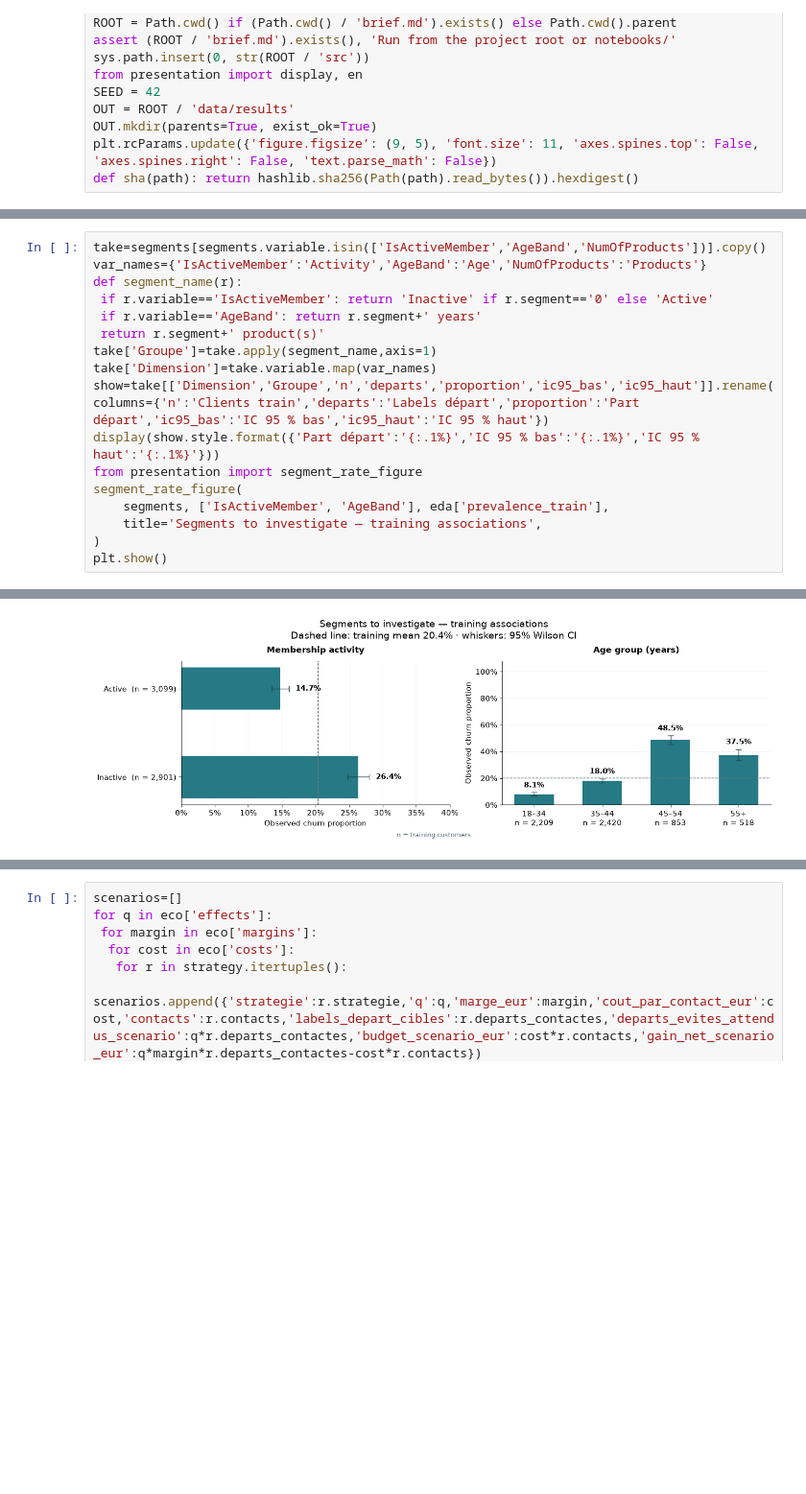
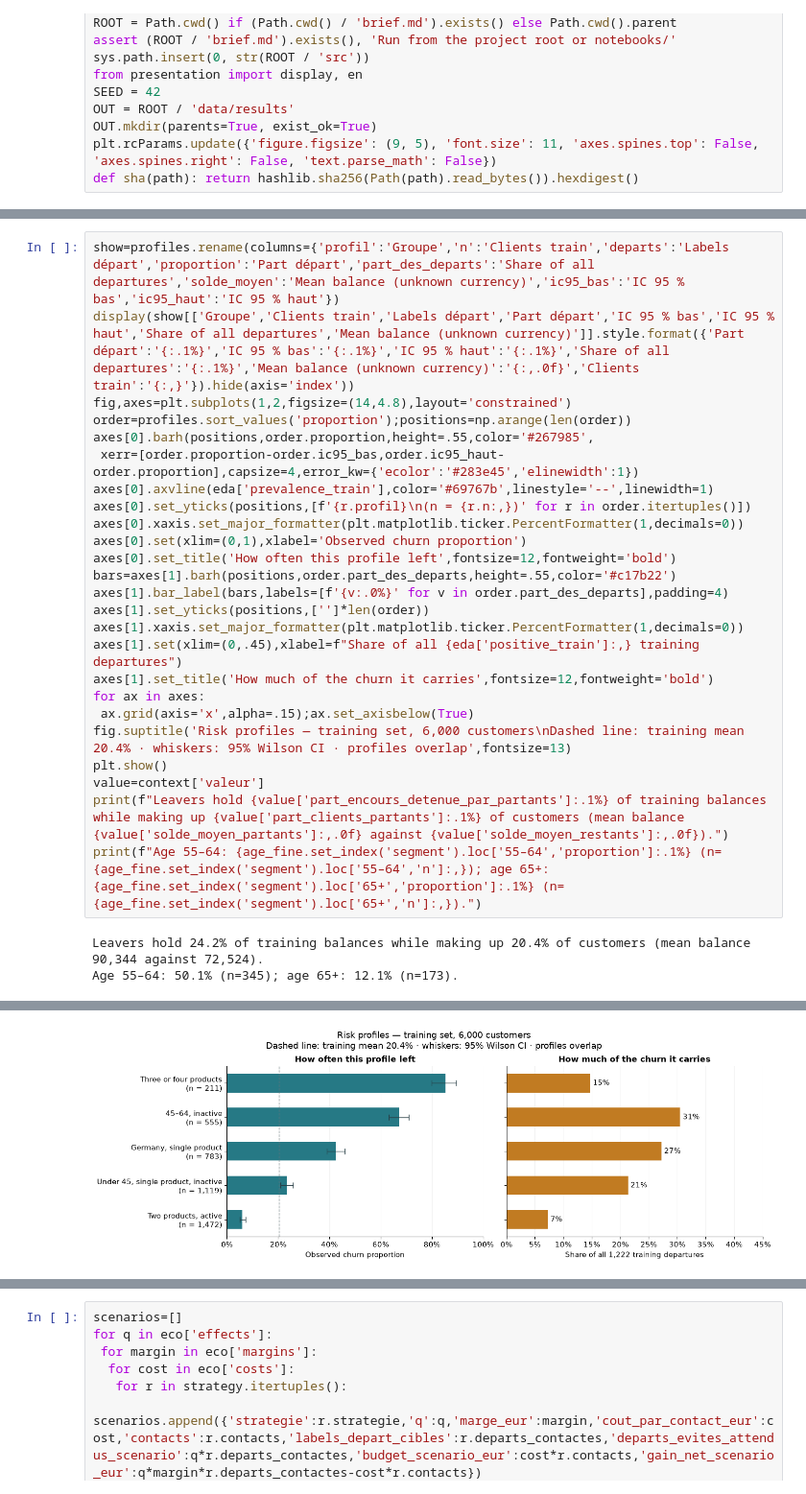
Before and after one commit to capristunt/bank-churn-analysis, a Jupyter notebook: notebooks/04-business-insights.ipynb, the cells around one changed output, grey strips where cells are left out. Shown at 96% size. Drawn from its saved outputs; the diff is of its cells as text; blank space fills up the shorter version.

```diff
--- a/notebooks/04-business-insights.ipynb
+++ b/notebooks/04-business-insights.ipynb
@@ -64,18 +81,28 @@ explicit and differ between these two panels. Whiskers retain the exploratory
 # %%
-take=segments[segments.variable.isin(['IsActiveMember','AgeBand','NumOfProducts'])].copy()
-var_names={'IsActiveMember':'Activity','AgeBand':'Age','NumOfProducts':'Products'}
-def segment_name(r):
- if r.variable=='IsActiveMember': return 'Inactive' if r.segment=='0' else 'Active'
- if r.variable=='AgeBand': return r.segment+' years'
- return r.segment+' product(s)'
-take['Groupe']=take.apply(segment_name,axis=1)
-take['Dimension']=take.variable.map(var_names)
-show=take[['Dimension','Groupe','n','departs','proportion','ic95_bas','ic95_haut']].rename(columns={'n':'Clients train','departs':'Labels départ','proportion':'Part départ','ic95_bas':'IC 95 % bas','ic95_haut':'IC 95 % haut'})
-display(show.style.format({'Part départ':'{:.1%}','IC 95 % bas':'{:.1%}','IC 95 % haut':'{:.1%}'}))
-from presentation import segment_rate_figure
-segment_rate_figure(
-    segments, ['IsActiveMember', 'AgeBand'], eda['prevalence_train'],
-    title='Segments to investigate — training associations',
-)
+show=profiles.rename(columns={'profil':'Groupe','n':'Clients train','departs':'Labels départ','proportion':'Part départ','part_des_departs':'Share of all departures','solde_moyen':'Mean balance (unknown currency)','ic95_bas':'IC 95 % bas','ic95_haut':'IC 95 % haut'})
+display(show[['Groupe','Clients train','Labels départ','Part départ','IC 95 % bas','IC 95 % haut','Share of all departures','Mean balance (unknown currency)']].style.format({'Part départ':'{:.1%}','IC 95 % bas':'{:.1%}','IC 95 % haut':'{:.1%}','Share of all departures':'{:.1%}','Mean balance (unknown currency)':'{:,.0f}','Clients train':'{:,}'}).hide(axis='index'))
+fig,axes=plt.subplots(1,2,figsize=(14,4.8),layout='constrained')
+order=profiles.sort_values('proportion');positions=np.arange(len(order))
+axes[0].barh(positions,order.proportion,height=.55,color='#267985',
+ xerr=[order.proportion-order.ic95_bas,order.ic95_haut-order.proportion],capsize=4,error_kw={'ecolor':'#283e45','elinewidth':1})
+axes[0].axvline(eda['prevalence_train'],color='#69767b',linestyle='--',linewidth=1)
+axes[0].set_yticks(positions,[f'{r.profil}\n(n = {r.n:,})' for r in order.itertuples()])
+axes[0].xaxis.set_major_formatter(plt.matplotlib.ticker.PercentFormatter(1,decimals=0))
+axes[0].set(xlim=(0,1),xlabel='Observed churn proportion')
+axes[0].set_title('How often this profile left',fontsize=12,fontweight='bold')
+bars=axes[1].barh(positions,order.part_des_departs,height=.55,color='#c17b22')
+axes[1].bar_label(bars,labels=[f'{v:.0%}' for v in order.part_des_departs],padding=4)
+axes[1].set_yticks(positions,['']*len(order))
+axes[1].xaxis.set_major_formatter(plt.matplotlib.ticker.PercentFormatter(1,decimals=0))
+axes[1].set(xlim=(0,.45),xlabel=f"Share of all {eda['positive_train']:,} training departures")
+axes[1].set_title('How much of the churn it carries',fontsize=12,fontweight='bold')
+for ax in axes:
+ ax.grid(axis='x',alpha=.15);ax.set_axisbelow(True)
+fig.suptitle('Risk profiles — training set, 6,000 customers\nDashed line: training mean 20.4% · whiskers: 95% Wilson CI · profiles overlap',fontsize=13)
 plt.show()
+value=context['valeur']
+print(f"Leavers hold {value['part_encours_detenue_par_partants']:.1%} of training balances while making up {value['part_clients_partants']:.1%} of customers (mean balance {value['solde_moyen_partants']:,.0f} against {value['solde_moyen_restants']:,.0f}).")
+print(f"Age 55–64: {age_fine.set_index('segment').loc['55–64','proportion']:.1%} (n={age_fine.set_index('segment').loc['55–64','n']:,}); age 65+: {age_fine.set_index('segment').loc['65+','proportion']:.1%} (n={age_fine.set_index('segment').loc['65+','n']:,}).")
 # %% [output]
+Leavers hold 24.2% of training balances while making up 20.4% of customers (mean balance 90,344 against 72,524).
+Age 55–64: 50.1% (n=345); age 65+: 12.1% (n=173).
@@ -93,2 +115,2 @@ plt.show()
-[figure, old version]
+[figure, new version]
 # %% [markdown]
```
Also changed, not shown: parts of 13 cells of this notebook, 18 other files.
